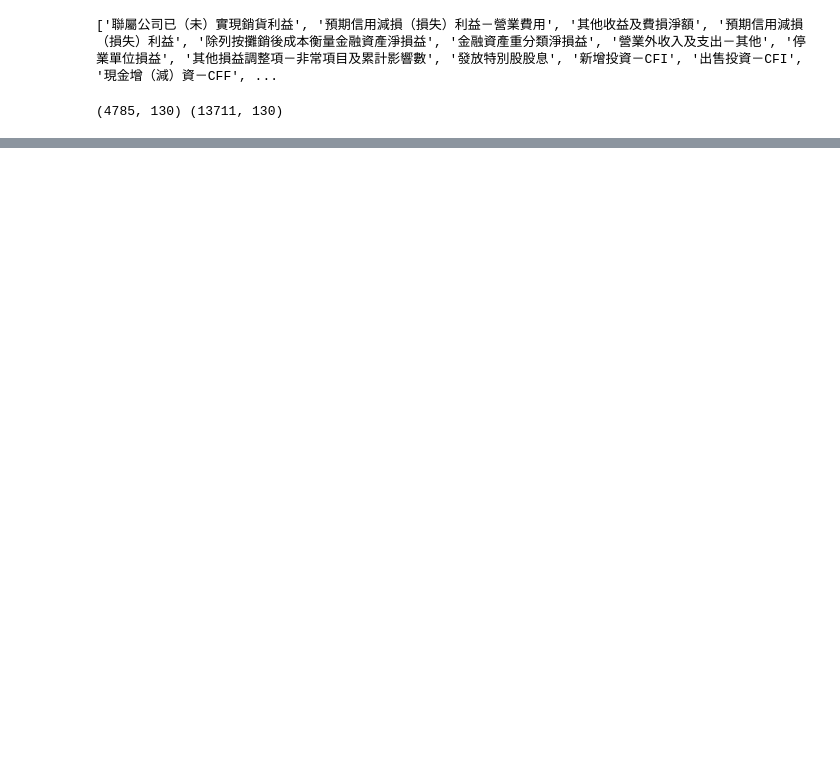
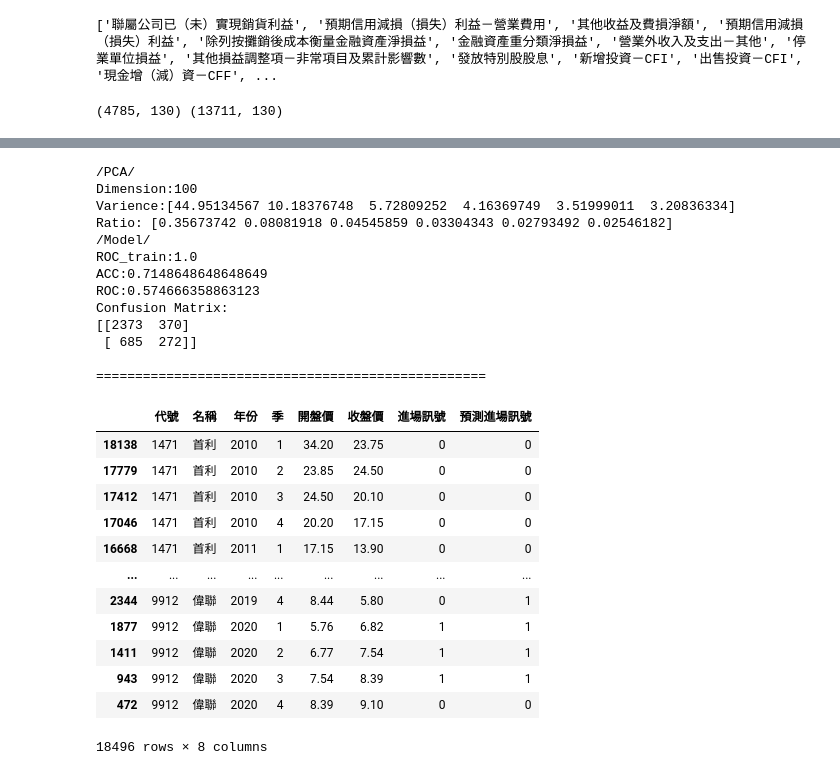
Before and after one commit to haoweii0215/Machine-Learning-Course, a Jupyter notebook: Method_B Model.ipynb, the cells around one changed output, grey strips where cells are left out. Drawn from its saved outputs; the diff is of its cells as text; code cells hidden in the pictures; blank space fills up the shorter version.

```diff
--- a/Method_B Model.ipynb
+++ b/Method_B Model.ipynb
@@ -842,17 +79,0 @@ ACC:0.804
-# %%
-from xgboost.sklearn import XGBClassifier
-y = df.loc[:,'進場訊號']
-X = df.loc[:,'營收成長率': '存貨週轉率（次）']
-X_res, Y_res = SMOTE(random_state = 42).fit_resample(X, y)
-std = StandardScaler()
-xgb = XGBClassifier()
-std_x = std.fit_transform(X_res)
-X_train, X_test, y_train, y_test = train_test_split(std_x, Y_res, test_size = 0.2, random_state = 42, stratify = Y_res)
-xgb.fit(X_train, y_train)
-acc = accuracy_score(y_test, xgb.predict(X_test))
-imp = pd.DataFrame(columns =['column','importance'])
-imp['column'] = X.columns
-imp['importance'] = xgb.feature_importances_.round(4)
-imp = imp.sort_values(by = 'importance', ascending = False)
-print('ACC:{0:.3}'.format(acc))
-imp.head(20)
@@ -935,0 +509,36 @@ Confusion Matrix:
+# %%
+y = df3['進場訊號']
+X = df3.loc[:,'季':'存貨週轉率（次）']
+dim = 100
+xgb = XGBClassifier(n_estimators = 1000,max_depth=13, min_child_weight=5
+                    ,eval_metric = 'auc', colsample_bytree = 0.8, subsample = 0.8,
+                   gamma = 0.2, scale_pos_weight = 10)
+final_3 = normal_training_pca(df3,X, y, dim, xgb)
+final_3.to_csv('./Data/Method_B_Final.csv', index=0, header=True, encoding='utf-8')
+# %% [output]
+/PCA/
+Dimension:100
+Varience:[44.95134567 10.18376748  5.72809252  4.16369749  3.51999011  3.20836334]
+Ratio: [0.35673742 0.08081918 0.04545859 0.03304343 0.02793492 0.02546182]
+/Model/
+ROC_train:1.0
+ACC:0.7148648648648649
+ROC:0.574666358863123
+Confusion Matrix:
+[[2373  370]
+ [ 685  272]]
+
+==================================================
+|  | 代號 | 名稱 | 年份 | 季 | 開盤價 | 收盤價 | 進場訊號 | 預測進場訊號 |
+| 18138 | 1471 | 首利 | 2010 | 1 | 34.20 | 23.75 | 0 | 0 |
+| 17779 | 1471 | 首利 | 2010 | 2 | 23.85 | 24.50 | 0 | 0 |
+| 17412 | 1471 | 首利 | 2010 | 3 | 24.50 | 20.10 | 0 | 0 |
+| 17046 | 1471 | 首利 | 2010 | 4 | 20.20 | 17.15 | 0 | 0 |
+| 16668 | 1471 | 首利 | 2011 | 1 | 17.15 | 13.90 | 0 | 0 |
+| ... | ... | ... | ... | ... | ... | ... | ... | ... |
+| 2344 | 9912 | 偉聯 | 2019 | 4 | 8.44 | 5.80 | 0 | 1 |
+| 1877 | 9912 | 偉聯 | 2020 | 1 | 5.76 | 6.82 | 1 | 1 |
+| 1411 | 9912 | 偉聯 | 2020 | 2 | 6.77 | 7.54 | 1 | 1 |
+| 943 | 9912 | 偉聯 | 2020 | 3 | 7.54 | 8.39 | 1 | 1 |
+| 472 | 9912 | 偉聯 | 2020 | 4 | 8.39 | 9.10 | 0 | 0 |
+18496 rows × 8 columns
```
Also changed, not shown: parts of 118 cells of this notebook.
